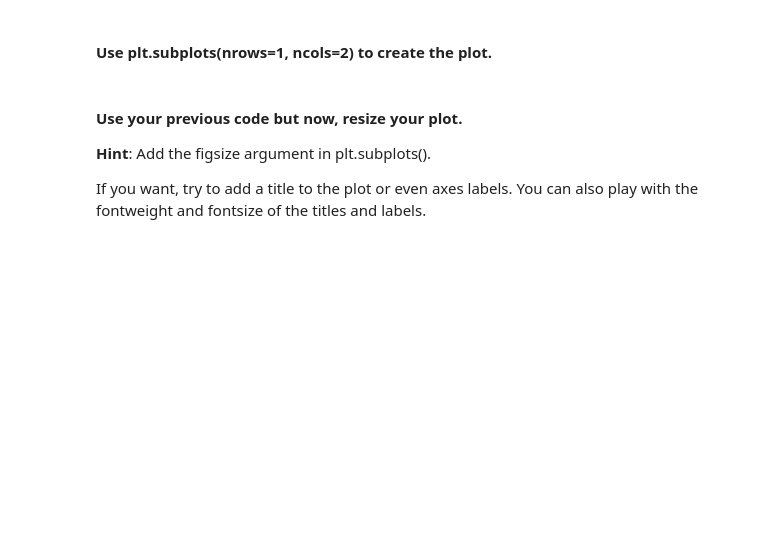
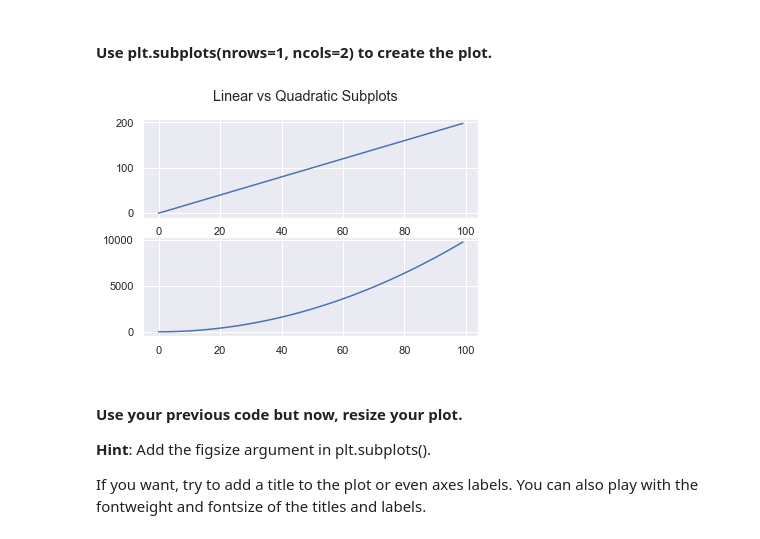
Before and after one commit to ironhack-datalabs/dataV2-labs, a Jupyter notebook: module-2/Matplotlib-Seaborn/your-code/main.ipynb, the cells around one changed output. Saved outputs shown, nothing was run; the diff lists cells and outputs as text; code cells hidden in the pictures; blank space fills up the shorter version.

```diff
--- a/module-2/Matplotlib-Seaborn/your-code/main.ipynb
+++ b/module-2/Matplotlib-Seaborn/your-code/main.ipynb
@@ -29,3 +43,11 @@ Also, play around with the linewidth and style. Use the ones you're most happy w
+# %%
+fig, (ax1, ax2) = plt.subplots(2)
+fig.suptitle('Linear vs Quadratic Subplots')
+ax1.plot(x, y)
+ax2.plot(x, z)
+plt.show()
+# %% [output]
+[figure, added]
 # %% [markdown]
 #### Use your previous code but now, resize your plot.
 **Hint**: Add the figsize argument in plt.subplots().
```
Also changed, not shown: parts of 55 cells of this notebook.
